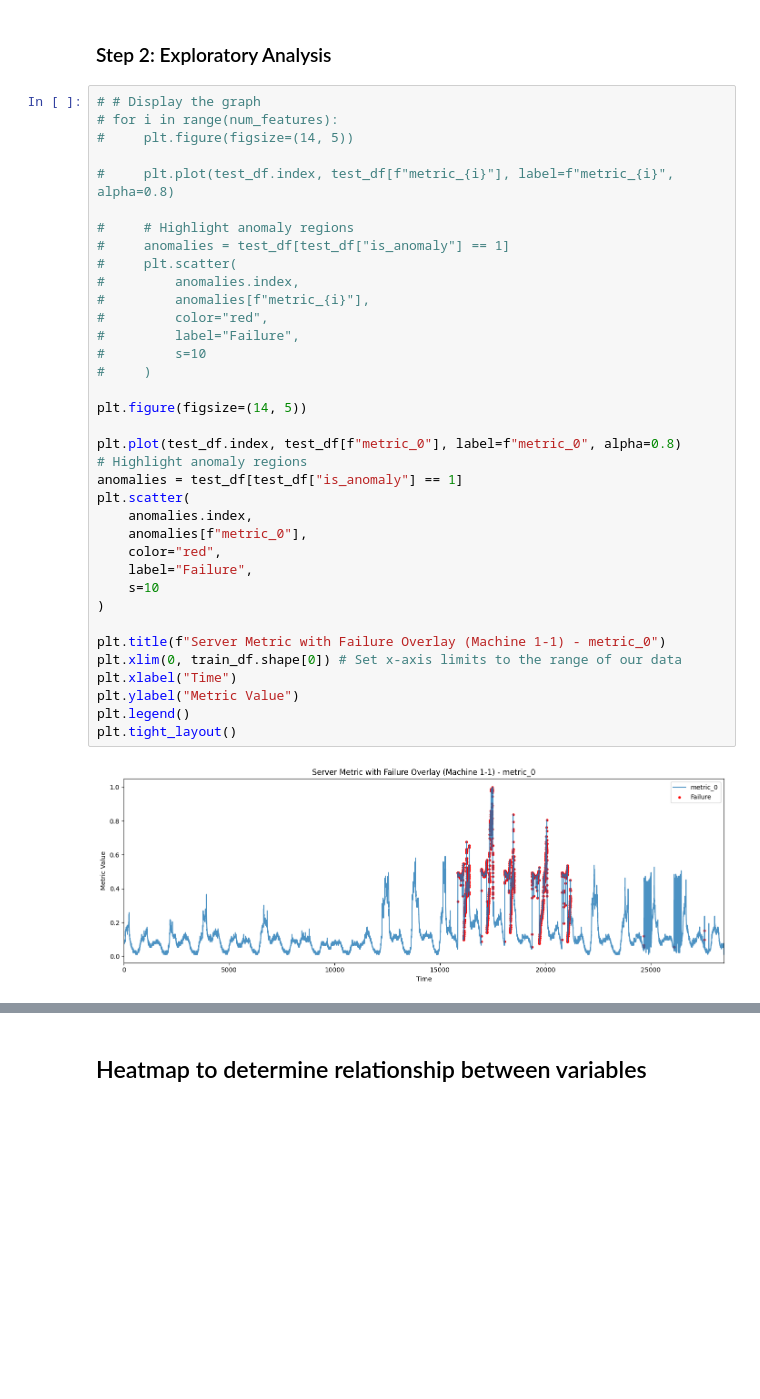
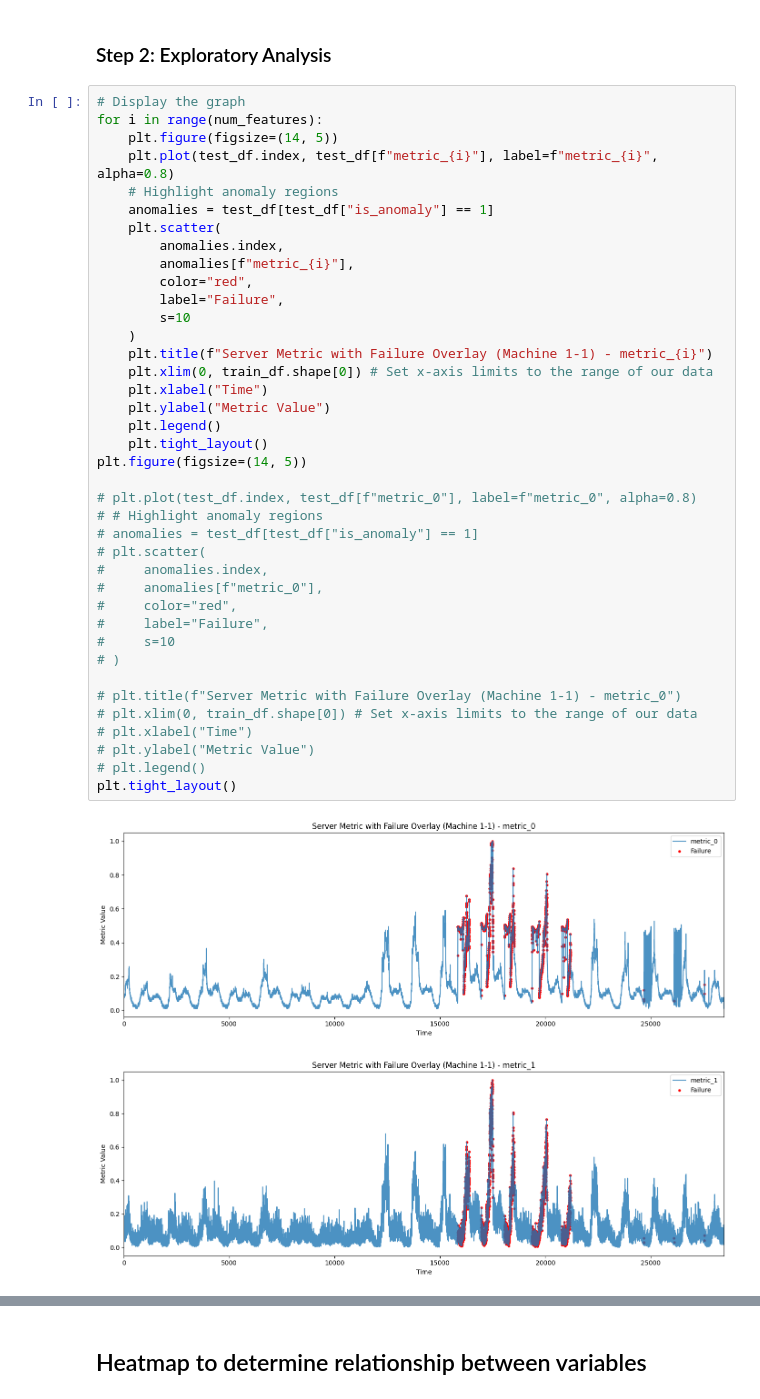
Before and after one commit to LeiNode/CascadingFailureMitigation, a Jupyter notebook: analysisNotebook.ipynb, the cells around one changed output, grey strips where cells are left out. Cells and saved outputs as stored; diff of their text form; blank space fills up the shorter version.

```diff
--- a/analysisNotebook.ipynb
+++ b/analysisNotebook.ipynb
@@ -40,40 +42,44 @@ test_df["is_anomaly"] = label_df.iloc[:, 0]
 # %% [markdown]
 ### Step 2: Exploratory Analysis
 # %%
-# # Display the graph
-# for i in range(num_features):
-#     plt.figure(figsize=(14, 5))
-
-#     plt.plot(test_df.index, test_df[f"metric_{i}"], label=f"metric_{i}", alpha=0.8)
-
-#     # Highlight anomaly regions
-#     anomalies = test_df[test_df["is_anomaly"] == 1]
-#     plt.scatter(
-#         anomalies.index,
-#         anomalies[f"metric_{i}"],
-#         color="red",
-#         label="Failure",
-#         s=10
-#     )
-
+# Display the graph
+for i in range(num_features):
+    plt.figure(figsize=(14, 5))
+    plt.plot(test_df.index, test_df[f"metric_{i}"], label=f"metric_{i}", alpha=0.8)
+    # Highlight anomaly regions
+    anomalies = test_df[test_df["is_anomaly"] == 1]
+    plt.scatter(
+        anomalies.index,
+        anomalies[f"metric_{i}"],
+        color="red",
+        label="Failure",
+        s=10
+    )
+    plt.title(f"Server Metric with Failure Overlay (Machine 1-1) - metric_{i}")
+    plt.xlim(0, train_df.shape[0]) # Set x-axis limits to the range of our data
+    plt.xlabel("Time")
+    plt.ylabel("Metric Value")
+    plt.legend()
+    plt.tight_layout()
 plt.figure(figsize=(14, 5))
 
-plt.plot(test_df.index, test_df[f"metric_0"], label=f"metric_0", alpha=0.8)
-# Highlight anomaly regions
-anomalies = test_df[test_df["is_anomaly"] == 1]
-plt.scatter(
-    anomalies.index,
-    anomalies[f"metric_0"],
-    color="red",
-    label="Failure",
-    s=10
-)
+# plt.plot(test_df.index, test_df[f"metric_0"], label=f"metric_0", alpha=0.8)
+# # Highlight anomaly regions
+# anomalies = test_df[test_df["is_anomaly"] == 1]
+# plt.scatter(
+#     anomalies.index,
+#     anomalies[f"metric_0"],
+#     color="red",
+#     label="Failure",
+#     s=10
+# )
 
-plt.title(f"Server Metric with Failure Overlay (Machine 1-1) - metric_0")
-plt.xlim(0, train_df.shape[0]) # Set x-axis limits to the range of our data
-plt.xlabel("Time")
-plt.ylabel("Metric Value")
-plt.legend()
+# plt.title(f"Server Metric with Failure Overlay (Machine 1-1) - metric_0")
+# plt.xlim(0, train_df.shape[0]) # Set x-axis limits to the range of our data
+# plt.xlabel("Time")
+# plt.ylabel("Metric Value")
+# plt.legend()
 plt.tight_layout()
 # %% [output]
 [figure]
+[figure, added]
```
Also changed, not shown: parts of 18 cells of this notebook.
